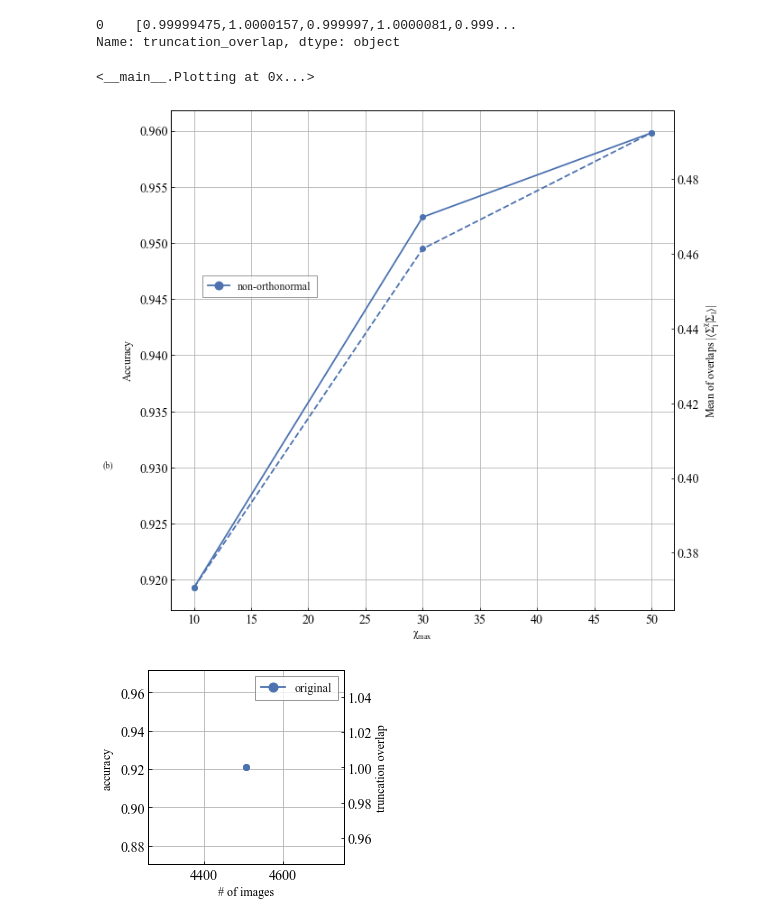
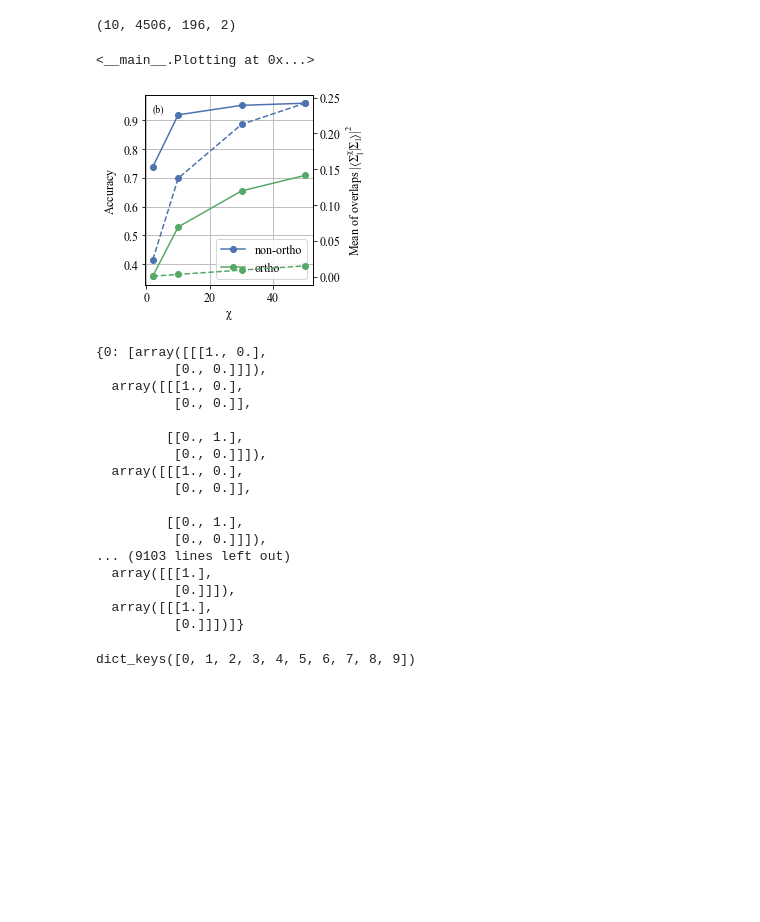
Before and after one commit to ShHsLin/MPS-MNIST, a Jupyter notebook: digit_recognition.ipynb, the cells around one changed output. Saved outputs shown, nothing was run; the diff lists cells and outputs as text; code cells hidden in the pictures; blank space fills up the shorter version.

```diff
--- a/digit_recognition.ipynb
+++ b/digit_recognition.ipynb
@@ -610,10 +646,10 @@ class Plotting:
 
         self.mapping_basis = mapping_basis
         self.acc_overlap_vs_chimax()
-        self.acc_overlap_vs_nb_images()
+        # self.acc_overlap_vs_nb_images()
 
     def acc_overlap_vs_chimax(self):
-        fig, ax = plt.subplots(figsize=(3.5,3.5))
+        fig, ax = plt.subplots()
         ax_overlap = ax.twinx()
 
         for basis in self.mapping_basis:
@@ -624,24 +660,25 @@ class Plotting:
                 continue
 
             if basis == 'original':
-                label='non-orthonormal'
+                label='non-ortho'
             else:
-                label='orthonormal'
+                label='ortho'
 
+            df = df.sort_values(['chi_max'], ignore_index=True)
             max_sweeps_df = df[df['nb_sweeps'] == 3]
             new_df = max_sweeps_df['truncation_overlap'].apply(literal_eval)
             overlap_gmean = new_df.apply(gmean)
             ax.plot(max_sweeps_df['chi_max'], max_sweeps_df['accuracy'], '-o', label=label)
-            ax.set_xlabel('$\chi_{max}$', fontsize=12)
-            ax.set_ylabel('$Accuracy$', fontsize=12)
-            ax_overlap.plot(max_sweeps_df['chi_max'], overlap_gmean, '--o', label=label)
-            ax_overlap.set_ylabel(r'Mean of overlaps $| \langle \Sigma_l^\chi | \Sigma_l \rangle |$', fontsize=12)
-            ax.legend(fontsize=12,  bbox_to_anchor=(.3,.68))
-            ax.grid(True)
-            ax.text(2,0.93,'(b)')
+            ax_overlap.plot(max_sweeps_df['chi_max'], overlap_gmean**2, '--o', label=label)
+        ax_overlap.set_ylabel(r'Mean of overlaps $| \langle \Sigma_l^\chi | \Sigma_l \rangle |^2$', fontsize=12)
+        ax.set_xlabel('$\chi$', fontsize=12)
+        ax.set_ylabel('$Accuracy$', fontsize=12)
+        ax.grid(True)
+        ax.text(2,0.93,'(b)')
 
-            ax.set_axisbelow(True)
-            fig.savefig('figures/accuracy_and_overlap_vs_chimax.pdf',bbox_inches='tight')
+        ax.set_axisbelow(True)
+        ax.legend(fontsize=12,  loc='lower right')
+        fig.savefig('figures/accuracy_and_overlap_vs_chimax.pdf',bbox_inches='tight')
 
     def acc_overlap_vs_nb_images(self):
         fig, ax = plt.subplots(figsize=(3.5,3.5))
@@ -657,11 +694,11 @@ class Plotting:
             ax.plot(df['nb_images_exact'], df['accuracy'], '-o', label=basis)
             ax.set_xlabel('# of images', fontsize=12)
             ax.set_ylabel('$accuracy$', fontsize=12)
-            ax.grid(True)
+            # ax.grid(True)
             ax_overlap.plot(df['nb_images_exact'], overlap_gmean, 'o:', label=basis)
             ax_overlap.set_ylabel('truncation overlap', fontsize=12)
             ax.legend(fontsize=12)
-            fig.savefig('figures/accuracy_and_overlap_vs_nb_images.pdf',bbox_inches='tight')
+            # fig.savefig('figures/accuracy_and_overlap_vs_nb_images.pdf',bbox_inches='tight')
 # %%
 mnist_data_path = os.path.join('data','mnist.pkl.gz')
 
@@ -702,8 +755,34 @@ Already performed calc. skipping...
+# %%
+ewfs_o.wfs.shape
+# %% [output]
+(10, 4506, 196, 2)
 # %%
-Plotting(mapping_basis=['original'])
+Plotting(mapping_basis=['original', 'orthogonal'])
 # %% [output]
-0    [0.99999475,1.0000157,0.999997,1.0000081,0.999...
-Name: truncation_overlap, dtype: object
+<__main__.Plotting at 0x...>
-<__main__.Plotting at 0x...>
-[figure, old version]
+[figure, new version]
-[figure, removed]
+# %%
+with open(f'results/original/parallel_chi2.p', 'rb') as f:
+    a = pickle.load(f)
+# %% [output]
+{0: [array([[[1., 0.],
+          [0., 0.]]]),
+  array([[[1., 0.],
+          [0., 0.]],
+
+         [[0., 1.],
+          [0., 0.]]]),
+  array([[[1., 0.],
+          [0., 0.]],
+
+         [[0., 1.],
+          [0., 0.]]]),
+... (9103 lines left out)
+  array([[[1.],
+          [0.]]]),
+  array([[[1.],
+          [0.]]])]}
+# %%
+a.keys()
+# %% [output]
+dict_keys([0, 1, 2, 3, 4, 5, 6, 7, 8, 9])
```
Also changed, not shown: parts of 8 cells of this notebook, 22 other files.
